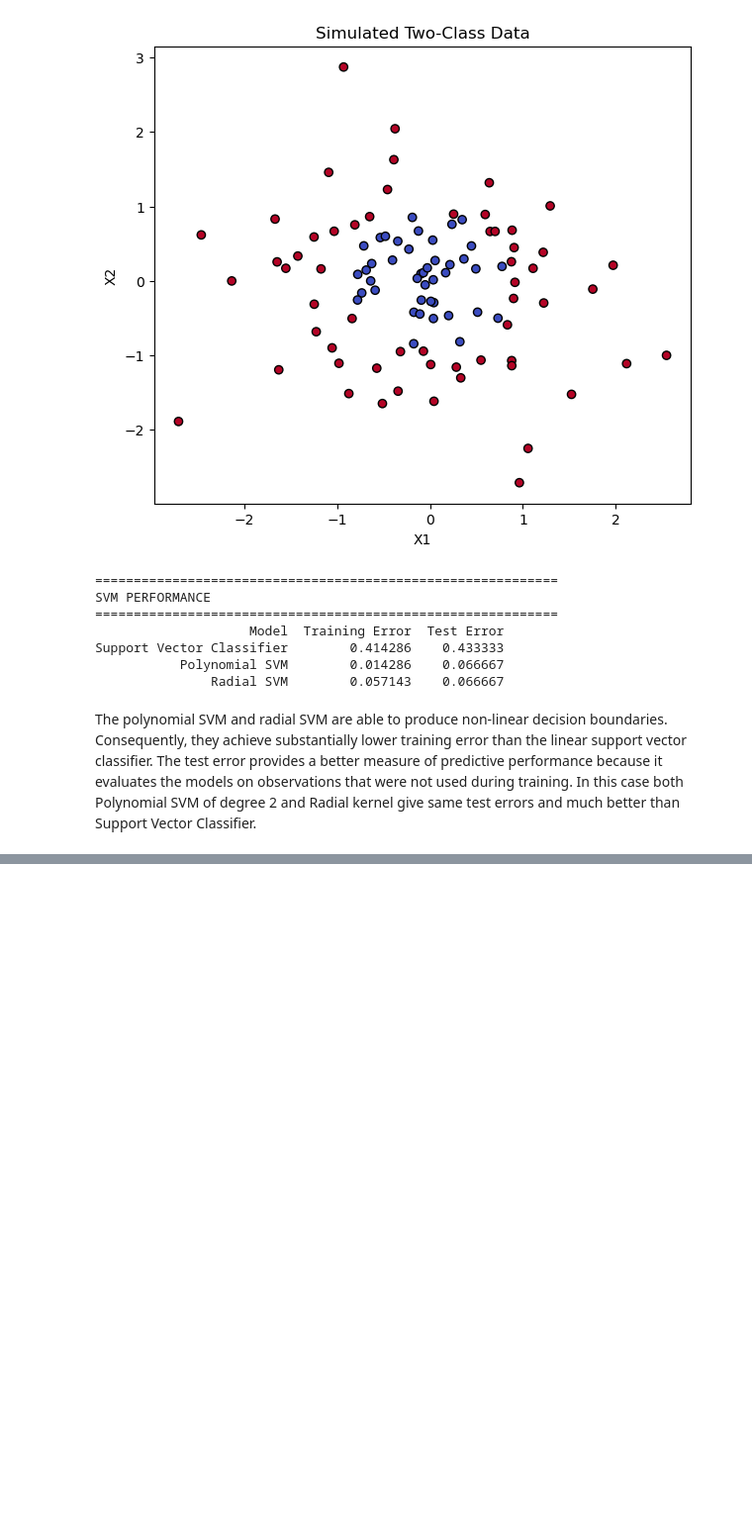
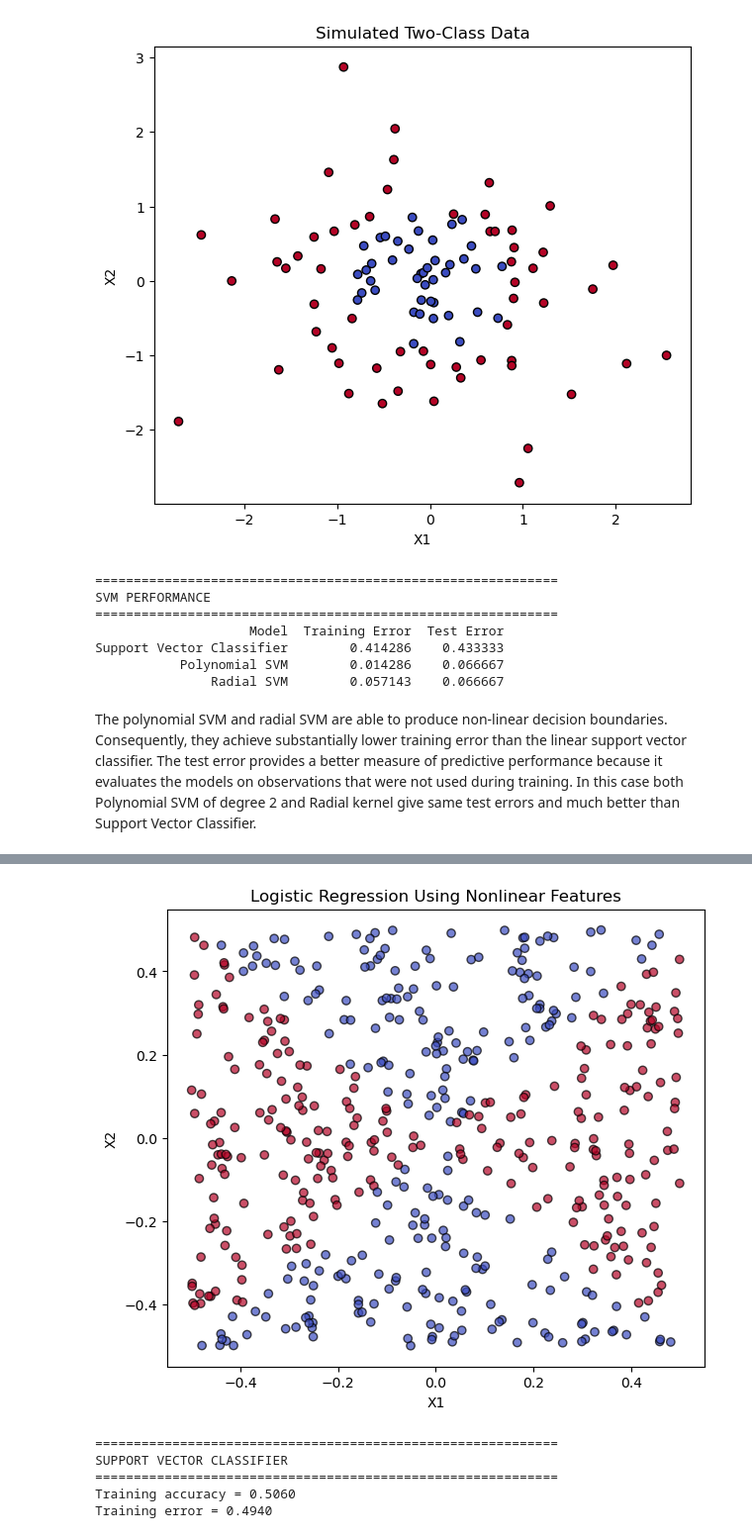
Before and after one commit to sumukha-r/isl-python-solutions, a Jupyter notebook: Chapter09-Support-Vector-Machines/Chapter09-Support-Vector-Machines.ipynb, the cells around one changed output, grey strips where cells are left out. Shown at 99% size. Saved outputs shown, nothing was run; the diff lists cells and outputs as text; code cells hidden in the pictures; blank space fills up the shorter version.

```diff
--- a/Chapter09-Support-Vector-Machines/Chapter09-Support-Vector-Machines.ipynb
+++ b/Chapter09-Support-Vector-Machines/Chapter09-Support-Vector-Machines.ipynb
@@ -69,0 +148,25 @@ The polynomial SVM and radial SVM are able to produce non-linear decision bounda
+# %%
+plt.figure(figsize=(7, 6))
+plt.scatter(x1, x2, c=y_pred_nonlinear, cmap="coolwarm", edgecolor="k", alpha=0.7)
+plt.xlabel("X1")
+plt.ylabel("X2")
+plt.title("Logistic Regression Using Nonlinear Features")
+plt.show()
+# %% [output]
+[figure, added]
+# %%
+svc_linear = SVC(kernel="linear", C=1)
+svc_linear.fit(X, y)
+y_pred_svc = svc_linear.predict(X)
+
+print("=" * 60)
+print("SUPPORT VECTOR CLASSIFIER")
+print("=" * 60)
+print(f"Training accuracy = {accuracy_score(y, y_pred_svc):.4f}")
+print(f"Training error = {1 - accuracy_score(y, y_pred_svc):.4f}")
+# %% [output]
+============================================================
+SUPPORT VECTOR CLASSIFIER
+============================================================
+Training accuracy = 0.5060
+Training error = 0.4940
```
Also changed, not shown: parts of 12 cells of this notebook, 1 other file.
